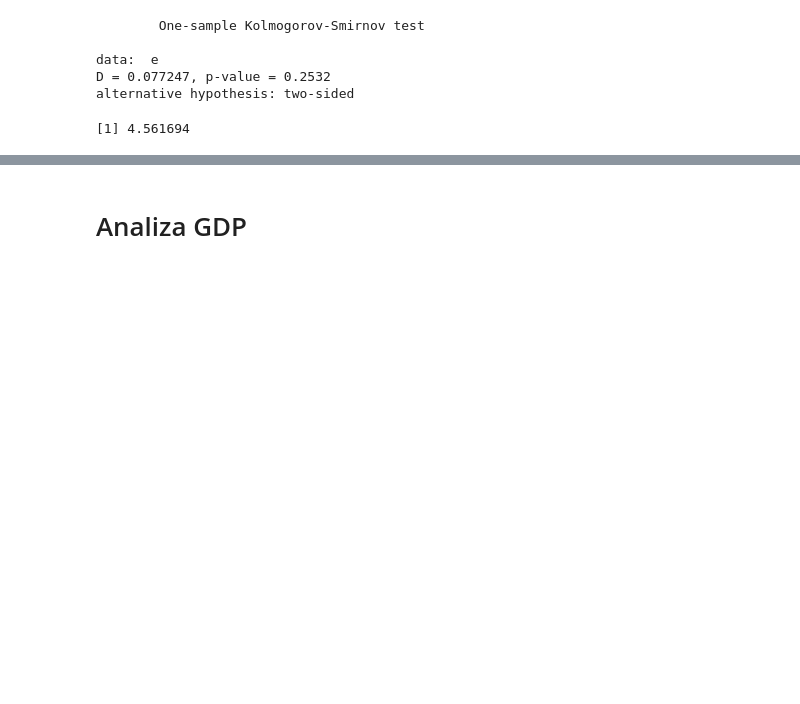
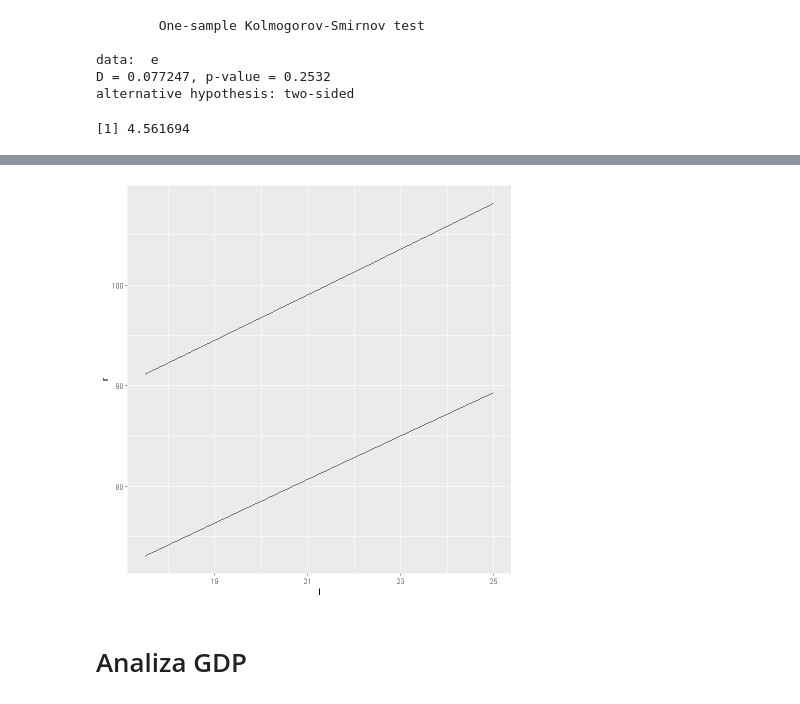
Before and after one commit to Szymex49/What_affects_life_expectancy-statistical_analysis, a Jupyter notebook: Wiktorowski.ipynb, the cells around one changed output, grey strips where cells are left out. Saved outputs shown, nothing was run; the diff lists cells and outputs as text; code cells hidden in the pictures; blank space fills up the shorter version.

```diff
--- a/Wiktorowski.ipynb
+++ b/Wiktorowski.ipynb
@@ -129,0 +112,10 @@ A data.frame: 219 × 2
+# %%
+alpha = 0.05
+z <- qnorm(1 - alpha/2)
+n <- length(x)
+rel <- z*sd(e)*sqrt(1 + 1/n + (x_pred - mean(x))^2/sum((x - mean(x))^2))
+Y_pred_est <- b0_est + b1_est*x_pred
+# %%
+l <- Y_pred_est - rel
+r <- Y_pred_est + rel
+l
@@ -130,3 +142,7 @@ A data.frame: 219 × 2
+# %%
+ggplot(data.frame(x = x_pred, l = l, r = r), mapping = aes(l, r)) + geom_line(aes(x, l)) + geom_line(aes(x, r))
+# %% [output]
+[figure, added]
 # %% [markdown]
 # Analiza GDP
 # %%
```
Also changed, not shown: parts of 6 cells of this notebook.
